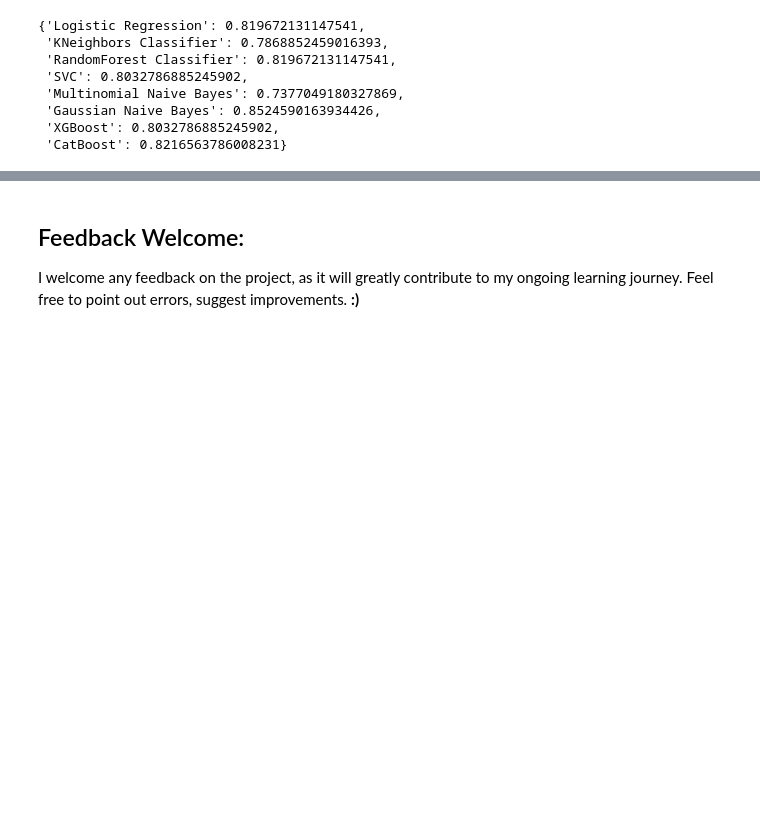
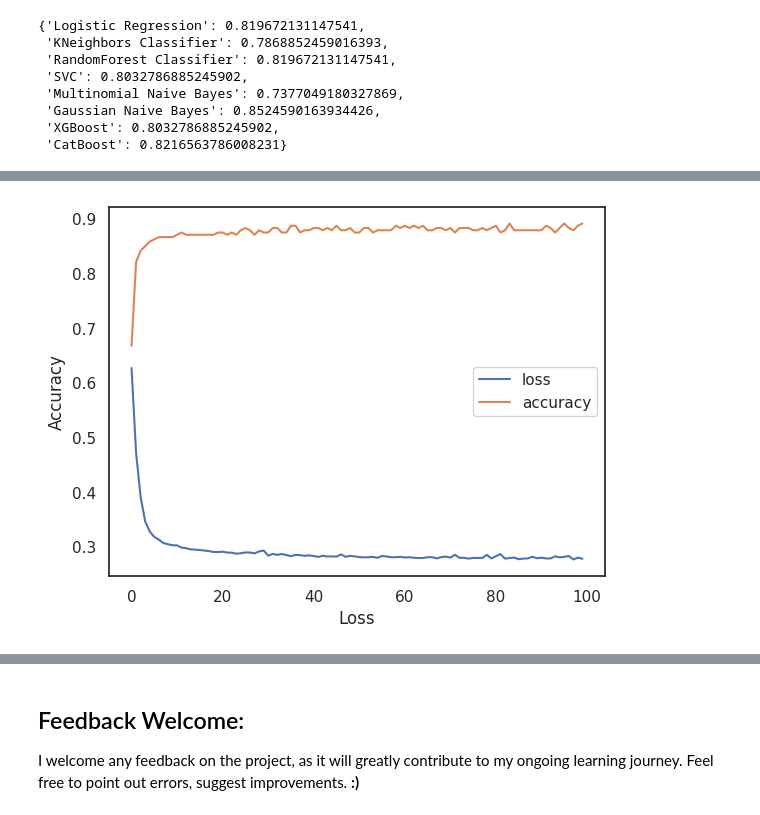
Before and after one commit to sakethyalamanchili/Kaggle-Notebooks, a Jupyter notebook: heart-disease-prediction-with-ml.ipynb, the cells around one changed output, grey strips where cells are left out. Cells and saved outputs as stored; diff of their text form; code cells hidden in the pictures; blank space fills up the shorter version.

Commit message:
Kaggle Notebook | Heart-Disease-Prediction-with-ML

```diff
--- a/heart-disease-prediction-with-ml.ipynb
+++ b/heart-disease-prediction-with-ml.ipynb
@@ -1217,0 +1239,31 @@ overall_accuracy_models
+# %%
+ct = make_column_transformer(
+    (MinMaxScaler(), ['age', 'trestbps', 'chol', 'thalach', 'oldpeak']),
+    (OneHotEncoder(handle_unknown='ignore'), ['sex', 'cp', 'fbs', 'restecg', 'exang', 'slope', 'ca', 'thal'])
+)
+
+X = df.drop('target', axis=1)
+y = df['target']
+
+X_train, X_test, y_train, y_test = train_test_split(X, y, test_size=0.2, random_state = 42)
+
+ct.fit(X_train)
+
+X_train_scaled = ct.transform(X_train)
+X_test_scaled = ct.transform(X_test)
+# %%
+tf.random.set_seed(42)
+
+heart_disease_model = tf.keras.Sequential([
+    tf.keras.layers.Dense(100),
+    tf.keras.layers.Dense(10),
+    tf.keras.layers.Dense(1, activation='sigmoid')  # Use sigmoid activation for binary classification
+])
+
+heart_disease_model.compile(
+    loss='binary_crossentropy',  # Use binary crossentropy for binary classification
+    optimizer='Adam',
+    metrics=['accuracy']
+)
+
+history = heart_disease_model.fit(X_train_scaled, y_train, epochs=100)
@@ -1217,0 +1293,8 @@ overall_accuracy_models
+# %%
+sns.set(style='white')
+pd.DataFrame(history.history).plot()
+plt.xlabel('Loss')
+plt.ylabel('Accuracy')
+plt.show()
+# %% [output]
+[figure, added]
```
Also changed, not shown: parts of 12 cells of this notebook.
